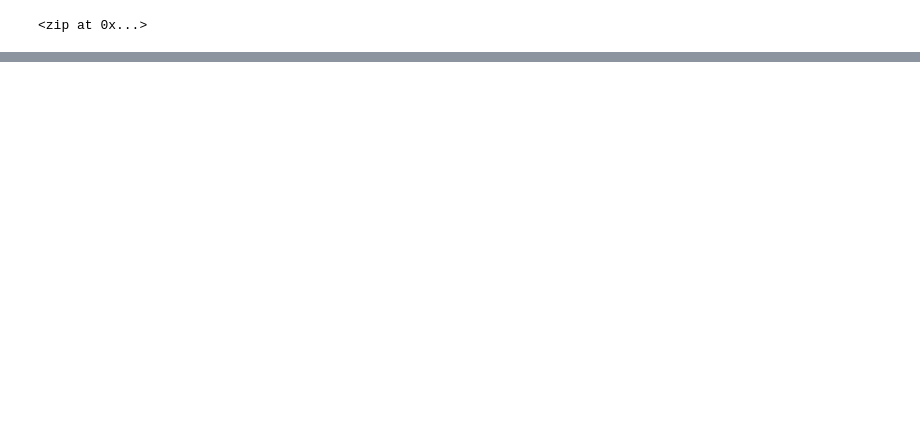
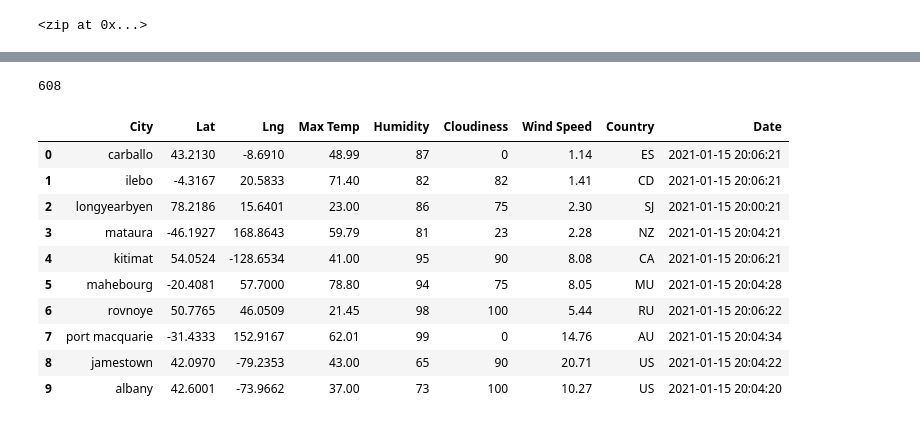
Before and after one commit to SoWhitIs/world-weather-analysis, a Jupyter notebook: WeatherPy.ipynb, the cells around one changed output, grey strips where cells are left out. Cells and saved outputs as stored; diff of their text form; code cells hidden in the pictures; blank space fills up the shorter version.

```diff
--- a/WeatherPy.ipynb
+++ b/WeatherPy.ipynb
@@ -33,0 +141,20 @@ len(cities)
+# %%
+len(city_data)
+# %% [output]
+608
+# %%
+# Convert the array of dictionaries to a Pandas DataFrame.
+city_data_df = pd.DataFrame(city_data)
+city_data_df.head(10)
+# %% [output]
+|  | City | Lat | Lng | Max Temp | Humidity | Cloudiness | Wind Speed | Country | Date |
+| 0 | carballo | 43.2130 | -8.6910 | 48.99 | 87 | 0 | 1.14 | ES | 2021-01-15 20:06:21 |
+| 1 | ilebo | -4.3167 | 20.5833 | 71.40 | 82 | 82 | 1.41 | CD | 2021-01-15 20:06:21 |
+| 2 | longyearbyen | 78.2186 | 15.6401 | 23.00 | 86 | 75 | 2.30 | SJ | 2021-01-15 20:00:21 |
+| 3 | mataura | -46.1927 | 168.8643 | 59.79 | 81 | 23 | 2.28 | NZ | 2021-01-15 20:04:21 |
+| 4 | kitimat | 54.0524 | -128.6534 | 41.00 | 95 | 90 | 8.08 | CA | 2021-01-15 20:06:21 |
+| 5 | mahebourg | -20.4081 | 57.7000 | 78.80 | 94 | 75 | 8.05 | MU | 2021-01-15 20:04:28 |
+| 6 | rovnoye | 50.7765 | 46.0509 | 21.45 | 98 | 100 | 5.44 | RU | 2021-01-15 20:06:22 |
+| 7 | port macquarie | -31.4333 | 152.9167 | 62.01 | 99 | 0 | 14.76 | AU | 2021-01-15 20:04:34 |
+| 8 | jamestown | 42.0970 | -79.2353 | 43.00 | 65 | 90 | 20.71 | US | 2021-01-15 20:04:22 |
+| 9 | albany | 42.6001 | -73.9662 | 37.00 | 73 | 100 | 10.27 | US | 2021-01-15 20:04:20 |
```
Also changed, not shown: parts of 7 cells of this notebook, 1 other file.
